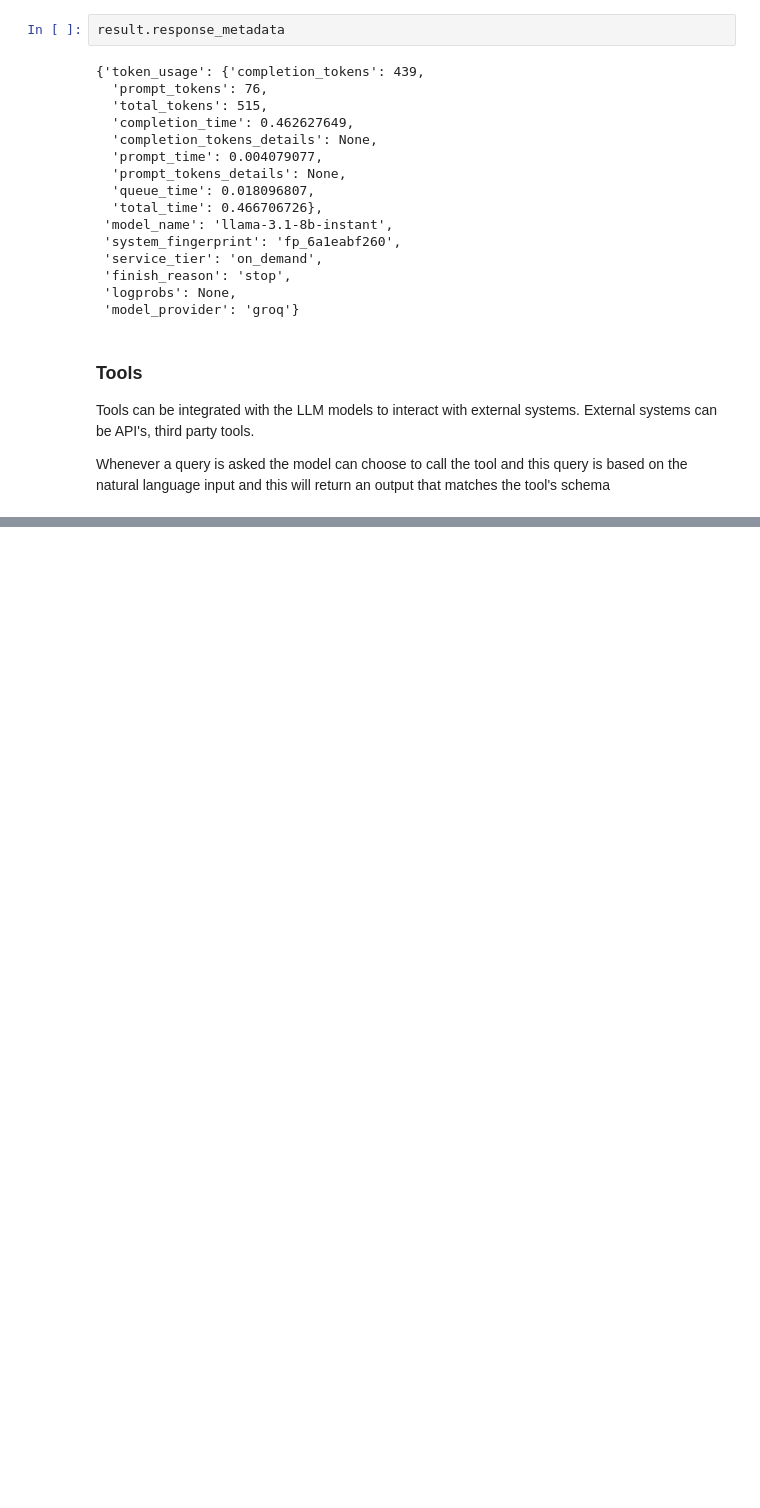
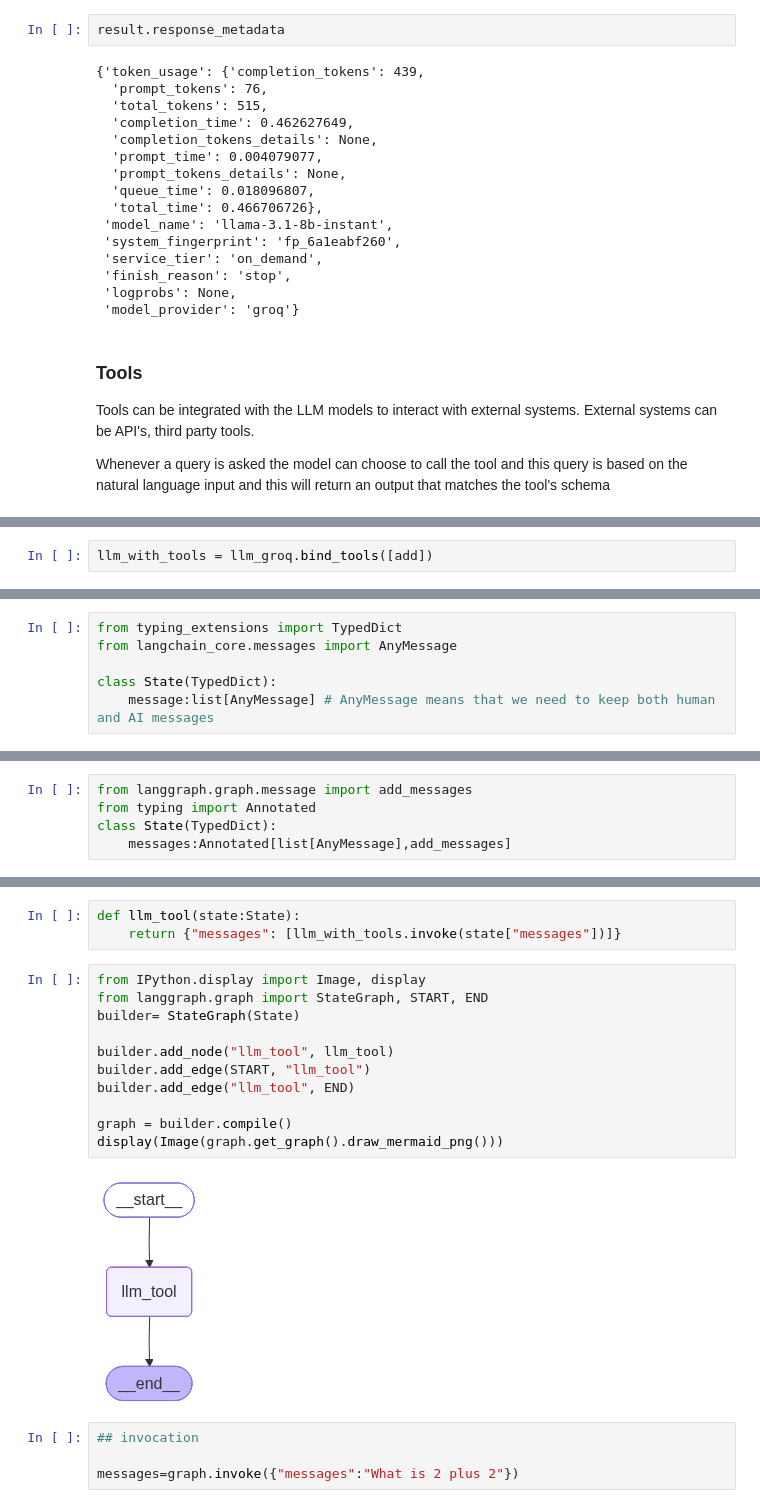
Before and after one commit to bilalox-billy/agenticai, a Jupyter notebook: section11/chainslanggraph.ipynb, the cells around one changed output, grey strips where cells are left out. Drawn from its saved outputs; the diff is of its cells as text; blank space fills up the shorter version.

Commit message:
Explore tools with LLM and langgraph

```diff
--- a/section11/chainslanggraph.ipynb
+++ b/section11/chainslanggraph.ipynb
@@ -93,0 +122,2 @@ natural language input and this will return an output that matches the tool's sc
+# %%
+llm_with_tools = llm_groq.bind_tools([add])
@@ -93,0 +142,6 @@ natural language input and this will return an output that matches the tool's sc
+# %%
+from typing_extensions import TypedDict
+from langchain_core.messages import AnyMessage
+
+class State(TypedDict):
+    message:list[AnyMessage] # AnyMessage means that we need to keep both human and AI messages
@@ -93,0 +169,5 @@ natural language input and this will return an output that matches the tool's sc
+# %%
+from langgraph.graph.message import add_messages
+from typing import Annotated
+class State(TypedDict):
+    messages:Annotated[list[AnyMessage],add_messages]
@@ -93,0 +195,20 @@ natural language input and this will return an output that matches the tool's sc
+# %%
+def llm_tool(state:State):
+    return {"messages": [llm_with_tools.invoke(state["messages"])]}
+# %%
+from IPython.display import Image, display
+from langgraph.graph import StateGraph, START, END
+builder= StateGraph(State)
+
+builder.add_node("llm_tool", llm_tool)
+builder.add_edge(START, "llm_tool")
+builder.add_edge("llm_tool", END)
+
+graph = builder.compile()
+display(Image(graph.get_graph().draw_mermaid_png()))
+# %% [output]
+[figure, added]
+# %%
+## invocation
+
+messages=graph.invoke({"messages":"What is 2 plus 2"})
```
Also changed, not shown: parts of 19 cells of this notebook.
